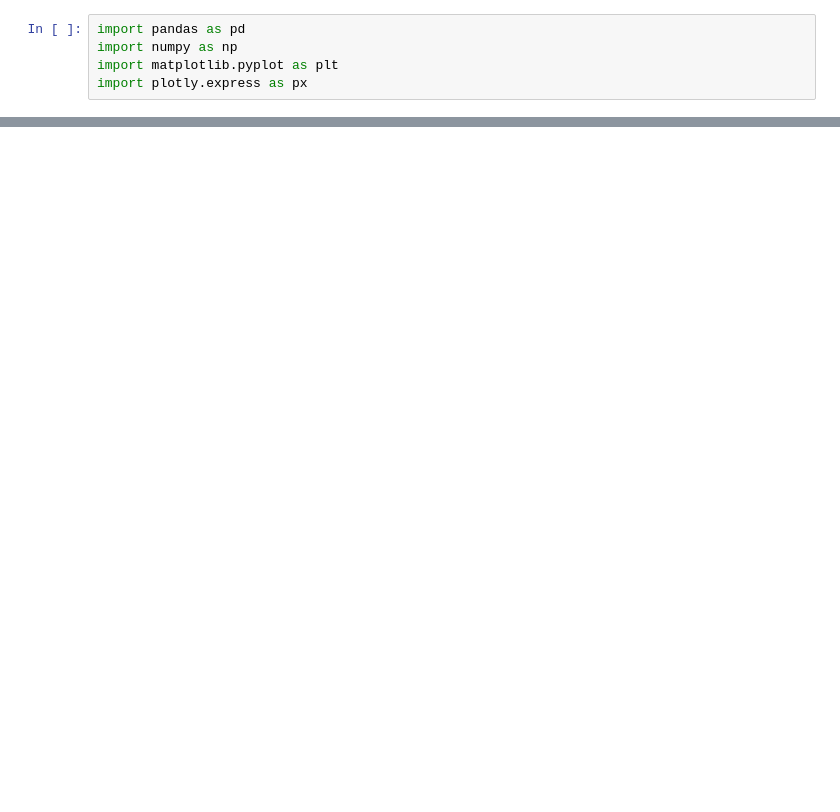
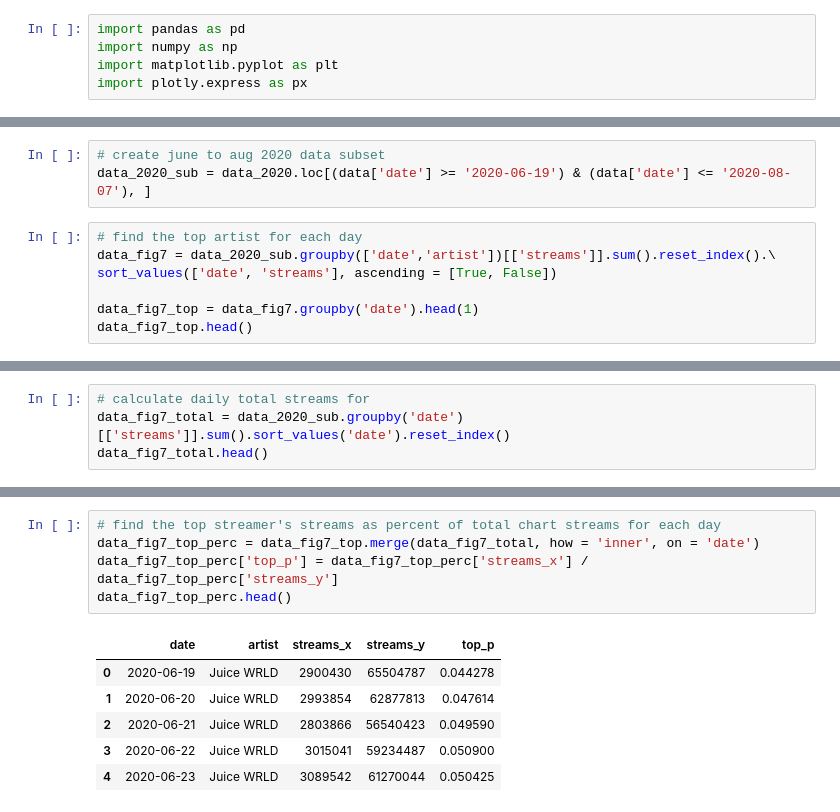
Before and after one commit to dynacao/streaming_spotify, a Jupyter notebook: analysis_spotify_YC.ipynb, the cells around one changed output, grey strips where cells are left out. Drawn from its saved outputs; the diff is of its cells as text; blank space fills up the shorter version.

```diff
--- a/analysis_spotify_YC.ipynb
+++ b/analysis_spotify_YC.ipynb
@@ -231,0 +99,10 @@ data_fig1.head()
+# %%
+# create june to aug 2020 data subset
+data_2020_sub = data_2020.loc[(data['date'] >= '2020-06-19') & (data['date'] <= '2020-08-07'), ]
+# %%
+# find the top artist for each day
+data_fig7 = data_2020_sub.groupby(['date','artist'])[['streams']].sum().reset_index().\
+sort_values(['date', 'streams'], ascending = [True, False])
+
+data_fig7_top = data_fig7.groupby('date').head(1)
+data_fig7_top.head()
@@ -231,0 +116,4 @@ data_fig1.head()
+# %%
+# calculate daily total streams for
+data_fig7_total = data_2020_sub.groupby('date')[['streams']].sum().sort_values('date').reset_index()
+data_fig7_total.head()
@@ -231,0 +127,12 @@ data_fig1.head()
+# %%
+# find the top streamer's streams as percent of total chart streams for each day
+data_fig7_top_perc = data_fig7_top.merge(data_fig7_total, how = 'inner', on = 'date')
+data_fig7_top_perc['top_p'] = data_fig7_top_perc['streams_x'] / data_fig7_top_perc['streams_y']
+data_fig7_top_perc.head()
+# %% [output]
+|  | date | artist | streams_x | streams_y | top_p |
+| 0 | 2020-06-19 | Juice WRLD | 2900430 | 65504787 | 0.044278 |
+| 1 | 2020-06-20 | Juice WRLD | 2993854 | 62877813 | 0.047614 |
+| 2 | 2020-06-21 | Juice WRLD | 2803866 | 56540423 | 0.049590 |
+| 3 | 2020-06-22 | Juice WRLD | 3015041 | 59234487 | 0.050900 |
+| 4 | 2020-06-23 | Juice WRLD | 3089542 | 61270044 | 0.050425 |
```
Also changed, not shown: parts of 57 cells of this notebook, 3 other files.
